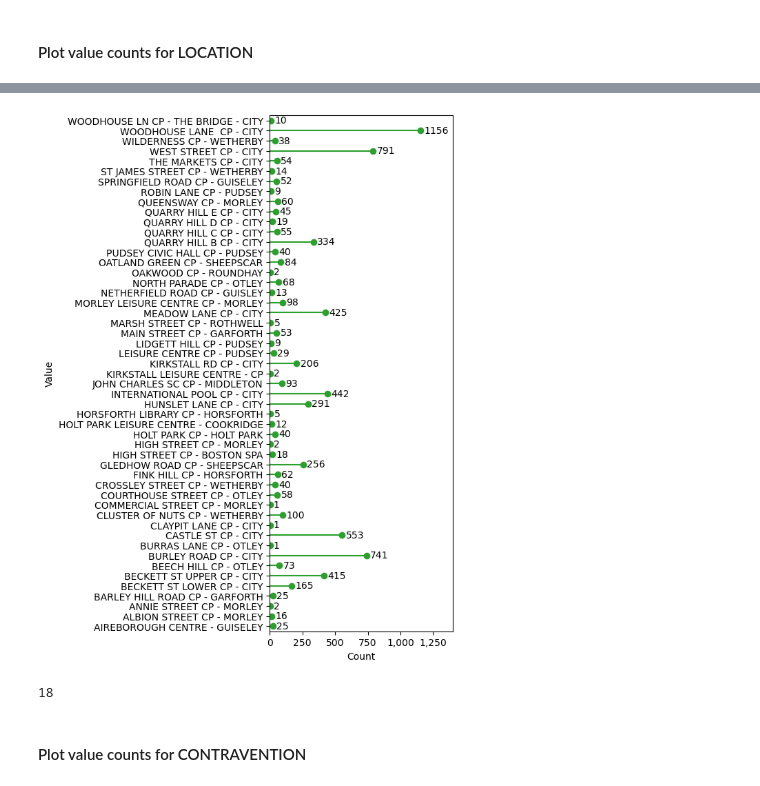
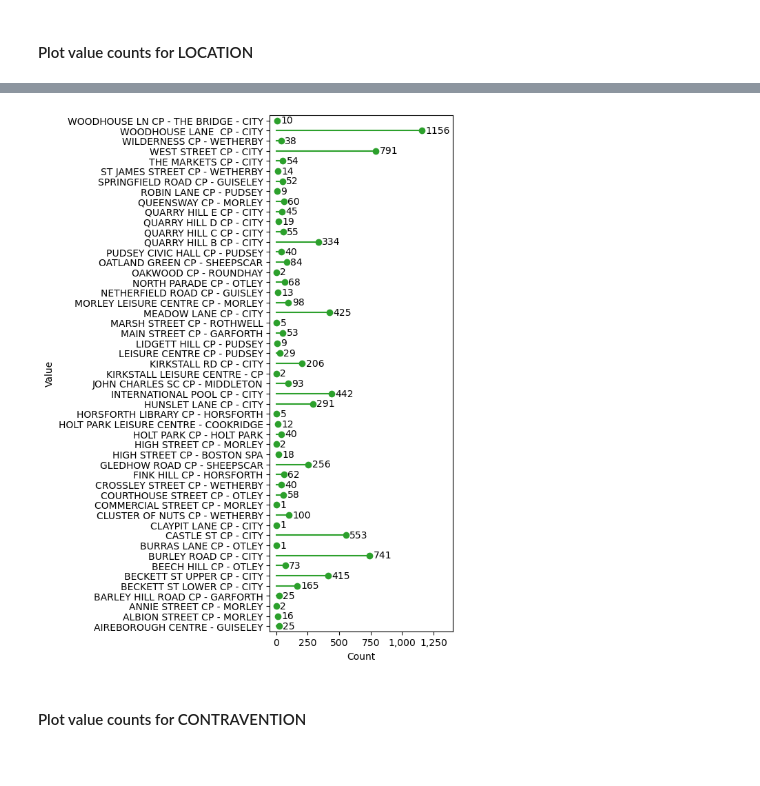
Before and after one commit to royruddle/vizdataquality, a Jupyter notebook: notebooks/Workflow (parking fines).ipynb, the cells around one changed output, grey strips where cells are left out. Saved outputs shown, nothing was run; the diff lists cells and outputs as text; code cells hidden in the pictures.

```diff
--- a/notebooks/Workflow (parking fines).ipynb
+++ b/notebooks/Workflow (parking fines).ipynb
@@ -418,10 +398,10 @@ report.add_figure(fig_filename, text, 'Number of occurrences of PCNs.')
 #### Plot value counts for LOCATION
 # %%
 fig_kw = {'size_inches': (6, 8), 'constrained_layout': True}
-ax_kw = {'xlim': (0, 1400)}
+ax_kw = {'xlim': (-50, 1400)}
 col = 'LOCATION'
 fig_filename = os.path.join(report_folder, 'value_counts LOCATION.jpg')
 vdqp.lollipop(df6[col].value_counts(), vert=False, datalabels=True, filename=fig_filename, overwrite=overwrite, fig_kw=fig_kw, ax_kw=ax_kw)
 text = '$figure shows that some car parks have only one or two records, whereas one car park has more than 1000.'
-report.add_figure(fig_filename, text, 'Number of records for each LOCATION.')
+report.add_figure(fig_filename, text, 'Number of records for each LOCATION.');
 # %% [output]
@@ -430,5 +408,4 @@ report.add_figure(fig_filename, text, 'Number of records for each LOCATION.')
-[figure, old version]
+[figure, new version]
-18
 # %% [markdown]
 #### Plot value counts for CONTRAVENTION
 # %%
```
Also changed, not shown: parts of 22 cells of this notebook, 14 other files.
